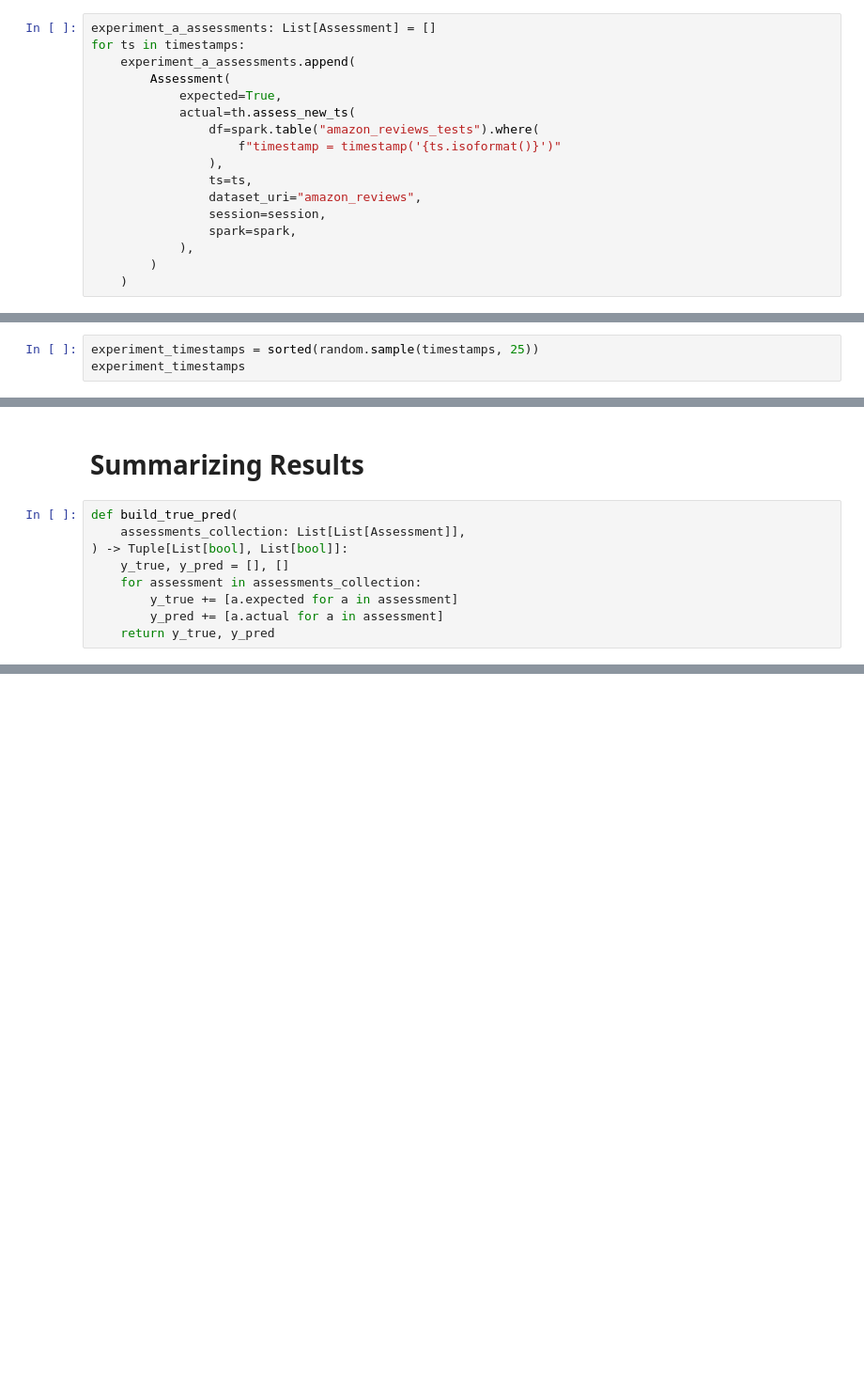
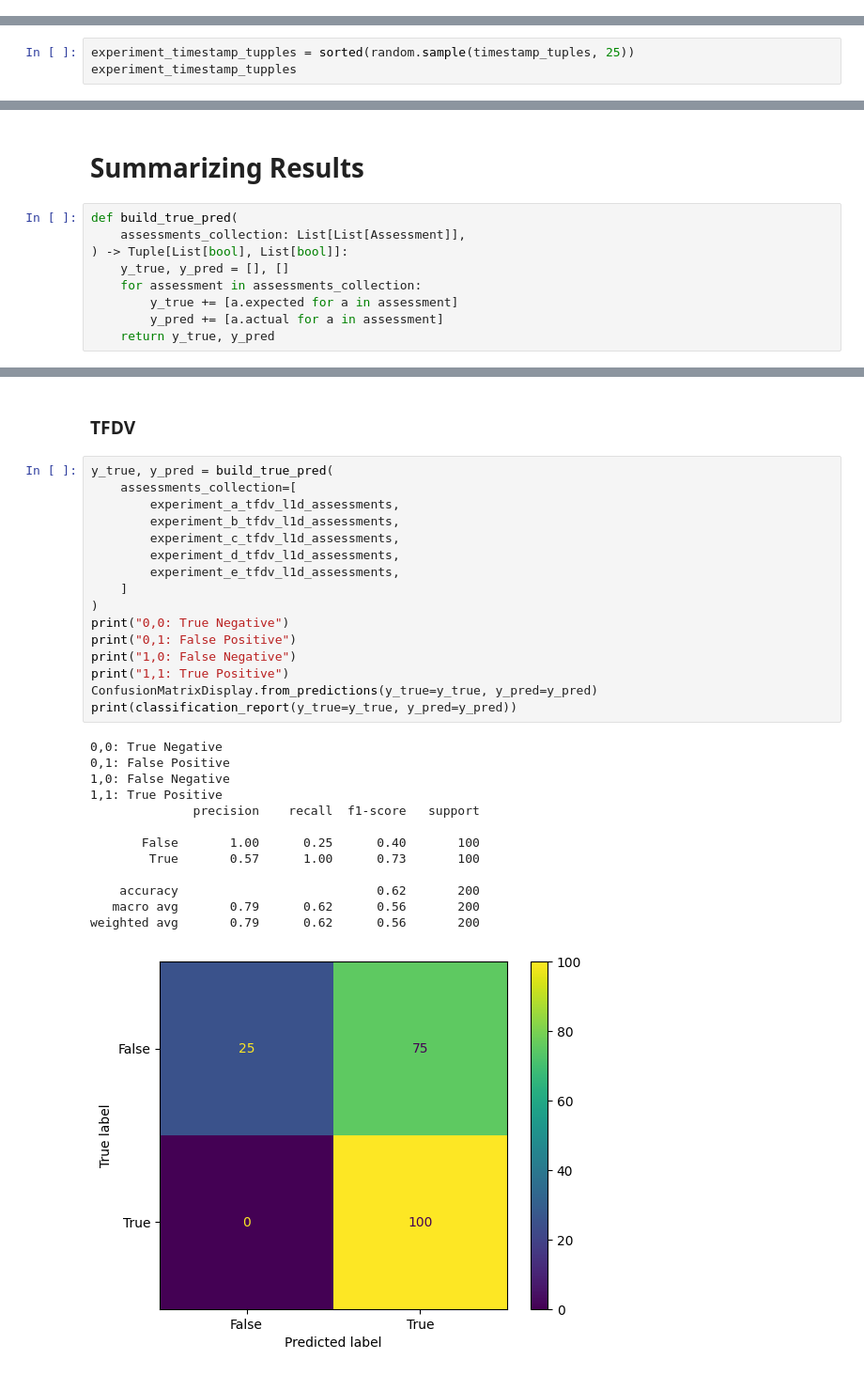
Before and after one commit to rafaelleinio/thoth, a Jupyter notebook: examples/example-02.ipynb, the cells around one changed output, grey strips where cells are left out. Shown: that part at 94% size. Cells and saved outputs as stored; diff of their text form; blank space fills up the shorter version.

```diff
--- a/examples/example-02.ipynb
+++ b/examples/example-02.ipynb
@@ -188,20 +236,3 @@ timestamps[:5]
 # %% [markdown]
 ## Experiment A
 Evaluating the next 100 next points "as is" without any synthetic anomaly, this is going to be all desired **True Positives**. A true positive in this context is if the point is a normal batch and the system classified as a normal batch.
-# %%
-experiment_a_assessments: List[Assessment] = []
-for ts in timestamps:
-    experiment_a_assessments.append(
-        Assessment(
-            expected=True,
-            actual=th.assess_new_ts(
-                df=spark.table("amazon_reviews_tests").where(
-                    f"timestamp = timestamp('{ts.isoformat()}')"
-                ),
-                ts=ts,
-                dataset_uri="amazon_reviews",
-                session=session,
-                spark=spark,
-            ),
-        )
-    )
@@ -216,6 +370,6 @@ len([a for a in experiment_a_assessments if a.actual == a.expected]) / len(
 ## Experiment B
 Evaluating 25 random days for a synthetic anomaly. The synthetic anomaly for this experiment is simulating a daily batch where events are triplicated. So basically getting tripple the amount of events for that day, compared to the normal behavior.
 # %%
-experiment_timestamps = sorted(random.sample(timestamps, 25))
-experiment_timestamps
+experiment_timestamp_tupples = sorted(random.sample(timestamp_tuples, 25))
+experiment_timestamp_tupples
 # %% [output]
@@ -451,0 +1014,32 @@ weighted avg       0.98      0.97      0.97       200
+# %% [markdown]
+### TFDV
+# %%
+y_true, y_pred = build_true_pred(
+    assessments_collection=[
+        experiment_a_tfdv_l1d_assessments,
+        experiment_b_tfdv_l1d_assessments,
+        experiment_c_tfdv_l1d_assessments,
+        experiment_d_tfdv_l1d_assessments,
+        experiment_e_tfdv_l1d_assessments,
+    ]
+)
+print("0,0: True Negative")
+print("0,1: False Positive")
+print("1,0: False Negative")
+print("1,1: True Positive")
+ConfusionMatrixDisplay.from_predictions(y_true=y_true, y_pred=y_pred)
+print(classification_report(y_true=y_true, y_pred=y_pred))
+# %% [output]
+0,0: True Negative
+0,1: False Positive
+1,0: False Negative
+1,1: True Positive
+              precision    recall  f1-score   support
+
+       False       1.00      0.25      0.40       100
+        True       0.57      1.00      0.73       100
+
+    accuracy                           0.62       200
+   macro avg       0.79      0.62      0.56       200
+weighted avg       0.79      0.62      0.56       200
+[figure, added]
```
Also changed, not shown: parts of 28 cells of this notebook.
